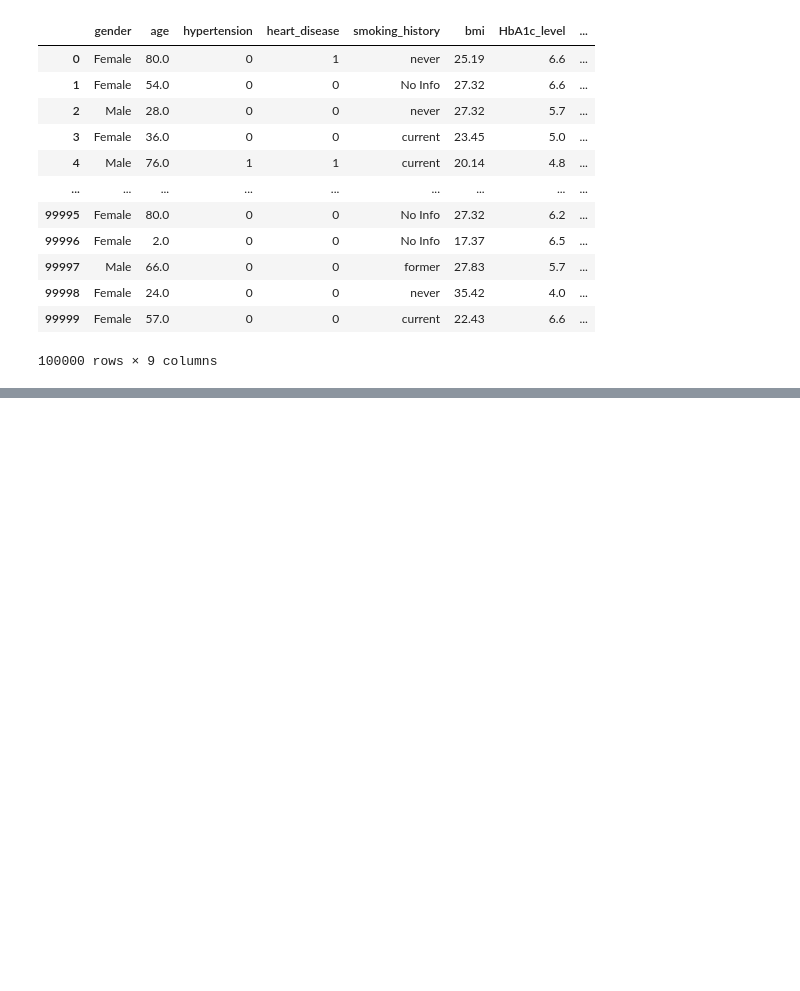
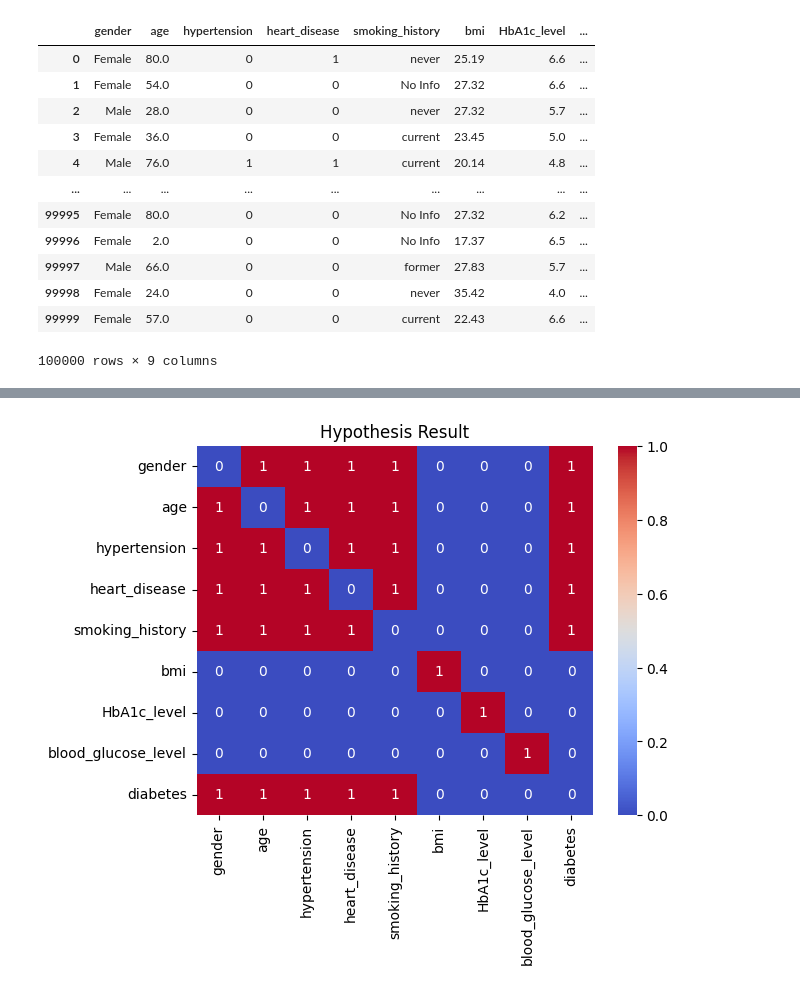
Before and after one commit to Saravanan-20G/Dataset9-Diabetes, a Jupyter notebook: Diabetes.ipynb, the cells around one changed output, grey strips where cells are left out. Saved outputs shown, nothing was run; the diff lists cells and outputs as text; code cells hidden in the pictures; blank space fills up the shorter version.

```diff
--- a/Diabetes.ipynb
+++ b/Diabetes.ipynb
@@ -21,0 +53,4 @@ df
+# %%
+
+continuous_columns = ['bmi', 'HbA1c_level', 'blood_glucose_level']
+category_columns = ['gender', 'age','hypertension', 'heart_disease', 'smoking_history', 'diabetes']
@@ -21,0 +216,2 @@ df
+# %%
+ContinesColumn_result, comperativeColumn_result = hypothesisTesting(df,continuous_columns , category_columns)
@@ -21,0 +279,6 @@ df
+# %%
+sns.heatmap(comperativeColumn_result=="There is a relationship",annot=True,cmap="coolwarm")
+plt.title('Hypothesis Result')
+plt.show()
+# %% [output]
+[figure, added]
```
Also changed, not shown: parts of 25 cells of this notebook.
